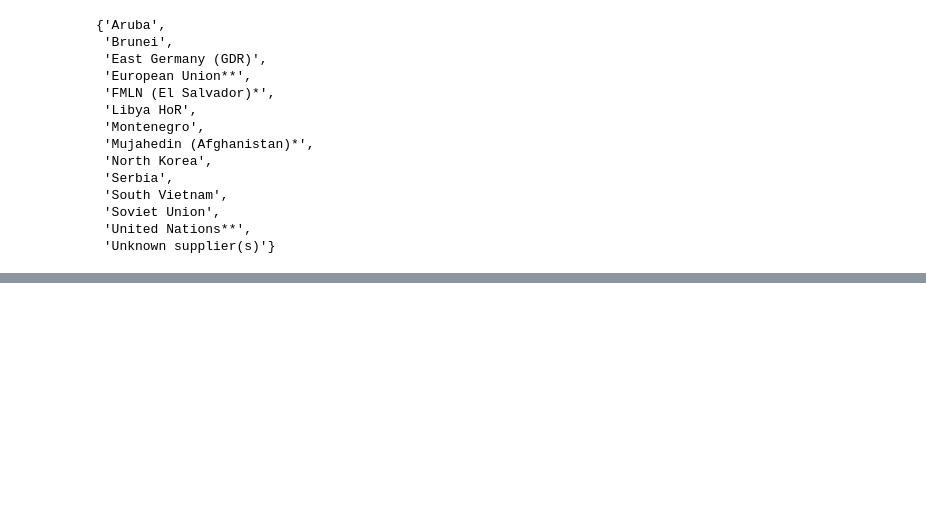
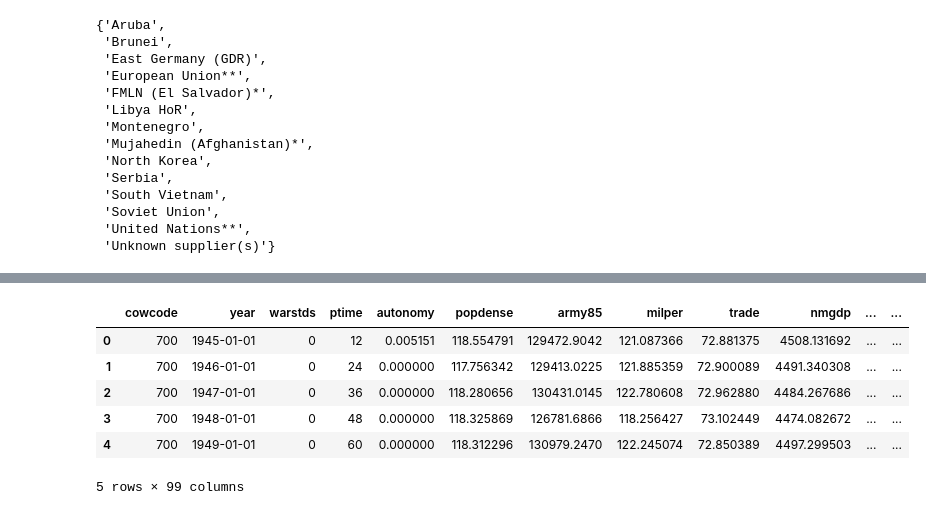
Before and after one commit to epfl-ada/ada-2020-project-milestone-p3-p3_cadastrophe, a Jupyter notebook: Data_Exploration.ipynb, the cells around one changed output, grey strips where cells are left out. Cells and saved outputs as stored; diff of their text form; code cells hidden in the pictures; blank space fills up the shorter version.

Commit message:
military expenditure import and merge

```diff
--- a/Data_Exploration.ipynb
+++ b/Data_Exploration.ipynb
@@ -487,0 +640,32 @@ sambanis[["year", "warstds", "popdense", "country", "trade",
+# %%
+# melt the TIV df to enable merging on country and year columns
+milexp_gdp_m = pd.melt(df_milexp_gdp.drop(columns=["Notes"]),
+                    id_vars="country",
+                    var_name="year",
+                    value_name="milexp_gdp")
+milexp_spe_m = pd.melt(df_milexp_spe.drop(columns=["Notes", "Reporting year"]),
+                    id_vars="country",
+                    var_name="year",
+                    value_name="milexp_spe")
+
+#convert year column to datetime
+milexp_gdp_m["year"] = milexp_gdp_m["year"].apply(pd.to_datetime)
+milexp_spe_m["year"] = milexp_spe_m["year"].apply(pd.to_datetime)
+
+#merge on country and yeat, for TIV import and export
+sambanis = sambanis.merge(milexp_gdp_m,
+                          on=["country", "year"],
+                          how="left")
+sambanis = sambanis.merge(milexp_spe_m,
+                          on=["country", "year"],
+                          how="left")
+# %%
+sambanis.head()
+# %% [output]
+|  | cowcode | year | warstds | ptime | autonomy | popdense | army85 | milper | trade | nmgdp | ... | ... |
+| 0 | 700 | 1945-01-01 | 0 | 12 | 0.005151 | 118.554791 | 129472.9042 | 121.087366 | 72.881375 | 4508.131692 | ... | ... |
+| 1 | 700 | 1946-01-01 | 0 | 24 | 0.000000 | 117.756342 | 129413.0225 | 121.885359 | 72.900089 | 4491.340308 | ... | ... |
+| 2 | 700 | 1947-01-01 | 0 | 36 | 0.000000 | 118.280656 | 130431.0145 | 122.780608 | 72.962880 | 4484.267686 | ... | ... |
+| 3 | 700 | 1948-01-01 | 0 | 48 | 0.000000 | 118.325869 | 126781.6866 | 118.256427 | 73.102449 | 4474.082672 | ... | ... |
+| 4 | 700 | 1949-01-01 | 0 | 60 | 0.000000 | 118.312296 | 130979.2470 | 122.245074 | 72.850389 | 4497.299503 | ... | ... |
+5 rows × 99 columns
```
Also changed, not shown: parts of 12 cells of this notebook, 3 other files.
